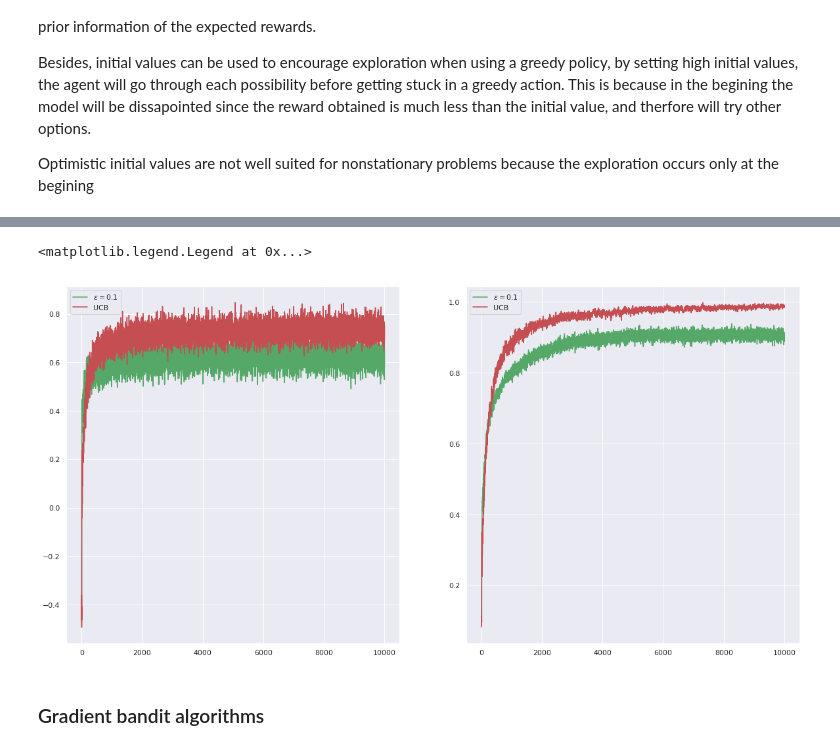
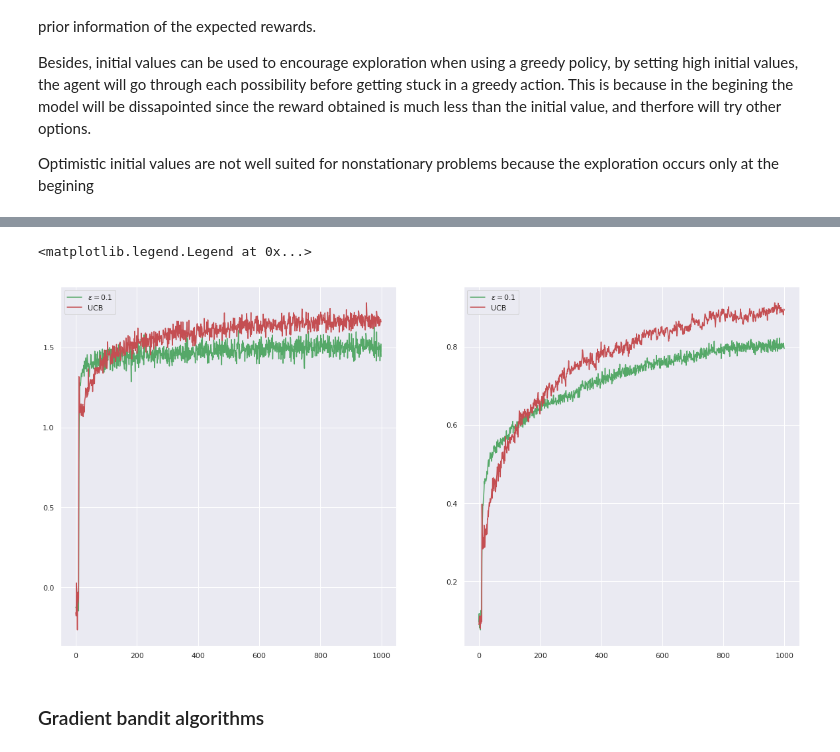
Before and after one commit to igonzalezperez/Reinforcement-Learning, a Jupyter notebook: k_armed_bandits.ipynb, the cells around one changed output, grey strips where cells are left out. Cells and saved outputs as stored; diff of their text form; code cells hidden in the pictures.

Commit message:
Organized class, policy and method functions

```diff
--- a/k_armed_bandits.ipynb
+++ b/k_armed_bandits.ipynb
@@ -204,0 +216,3 @@ $\epsilon = .01$ will perform better in the long run, since eventually it will e
+# %%
+test = ArmedTestbed()
+test.plot_true_values(2000)
@@ -322,14 +356,21 @@ Besides, initial values can be used to encourage exploration when using a greedy
 
 Optimistic initial values are not well suited for nonstationary problems because the exploration occurs only at the begining
 # %%
-steps = 10000
-iterations = 1000
+steps = 5000
+n_runs = 3000
 
-stationary = True
-rwd_1, err_1 = test_1.train(steps = steps, iterations = iterations, stationary = stationary, init_Q = [5]*10,
-                           update_method = constant_step)
-rwd_2, err_2 = test_3.train(steps = steps, iterations = iterations, stationary = stationary,
-                           update_method = constant_step)
+pol = epsilon_greedy
+u_m = constant_step
+
+args_1 = {'policy_params': [0], 'update_params': [0.1]}
+args_2 = {'policy_params': [0.1], 'update_params': [0.1]}
+
+stat = True
+
+rwd_1, err_1 = test.train(steps = steps, iterations = n_runs, update_method = u_m,
+                            policy = pol, args = args_1, init_Q = [5]*10, stationary = stat)
+rwd_2, err_2 = test.train(steps = steps, iterations = n_runs, update_method = u_m,
+                            policy = pol, args = args_2,stationary = stat)
 
 fig, ax = plt.subplots(1,2, figsize = (20,10))
 
@@ -364,10 +400,18 @@ Although UCB is better than $\epsilon$-greedy in the 10-armed testbed, it is not
 # %%
-stationary = True
-steps = 10000
-iterations = 1000
+steps = 1000
+n_runs = 1000
 
-rwd_1, err_1 = test_3.train(steps = steps, iterations = iterations, stationary = stationary)
-rwd_2, err_2 = test_3.train(steps = steps, iterations = iterations, policy = 'UCB',stationary = stationary)
+u_m = sample_avg
+
+args_1 = {'policy_params': [0.1], 'update_params': None}
+args_2 = {'policy_params': [2], 'update_params': None}
+
+stat = True
+
+rwd_1, err_1 = test.train(steps = steps, iterations = n_runs, update_method = u_m,
+                            policy = epsilon_greedy, args = args_1, init_Q = [5]*10, stationary = stat)
+rwd_2, err_2 = test.train(steps = steps, iterations = n_runs, update_method = u_m,
+                            policy = upper_confidence_bound, args = args_2,stationary = stat)
 
 fig, ax = plt.subplots(1,2, figsize = (20,10))
 
@@ -384,5 +428,5 @@ Elapsed time: 288.01 seconds
 <matplotlib.legend.Legend at 0x...>
-[figure, old version]
+[figure, new version]
 # %% [markdown]
 ### Gradient bandit algorithms
 # %% [markdown]
```
Also changed, not shown: parts of 20 cells of this notebook.
